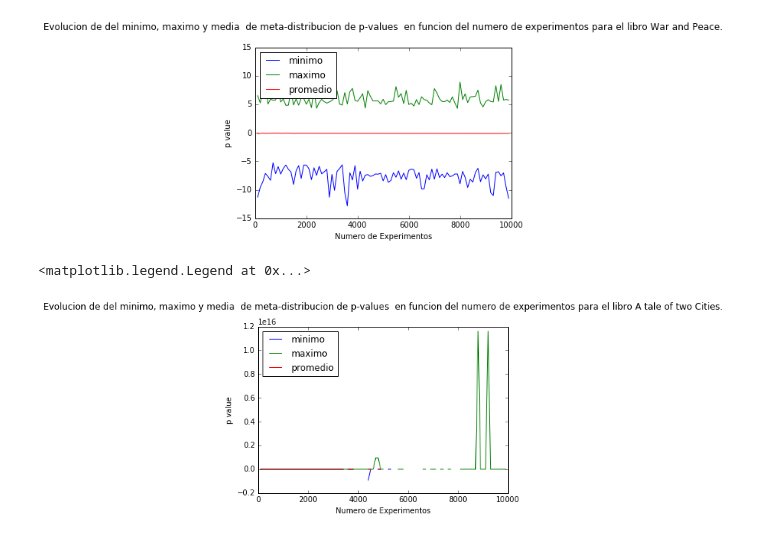
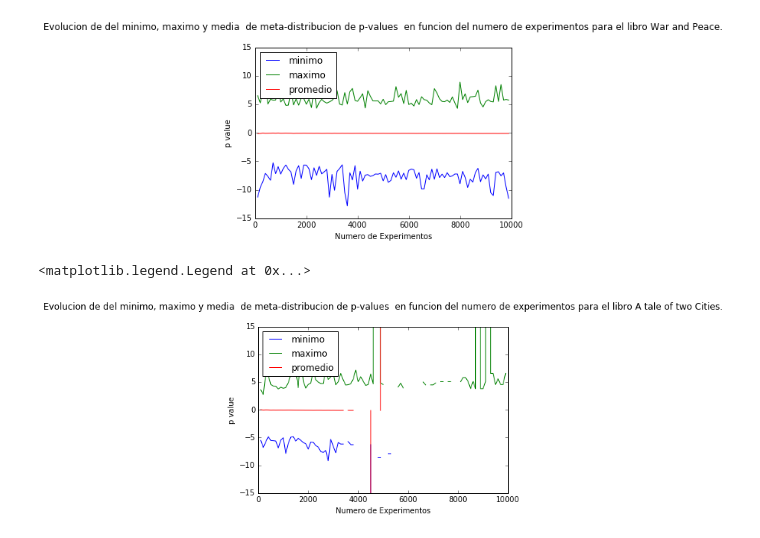
Before and after one commit to sercharpak/MCA_Tarea_2, a Jupyter notebook: Punto3/Punto3.ipynb, the cells around one changed output. Cells and saved outputs as stored; diff of their text form; code cells hidden in the pictures.

```diff
--- a/Punto3/Punto3.ipynb
+++ b/Punto3/Punto3.ipynb
@@ -354,16 +354,17 @@ plt.legend(['minimo', 'maximo', 'promedio'], loc='upper left')
 # %%
 #print NumerExp
 
 plot(NumerExp,minimosTTC,label='Minimos')
 
 plot(NumerExp,maximosTTC,label='Maximos')
 plot(NumerExp,promediosTTC,label='Media')
+axis([0,10000,-15,15])
 
 plt.title('Evolucion de del minimo, maximo y media  de meta-distribucion de p-values  en funcion del numero de experimentos para el libro A tale of two Cities.',y=1.08)
 xlabel('Numero de Experimentos')
 ylabel('p value')
 # Now add the legend with some customizations.
 plt.legend(['minimo', 'maximo', 'promedio'], loc='upper left')
 # %% [output]
 <matplotlib.legend.Legend at 0x...>
-[figure, old version]
+[figure, new version]
```
